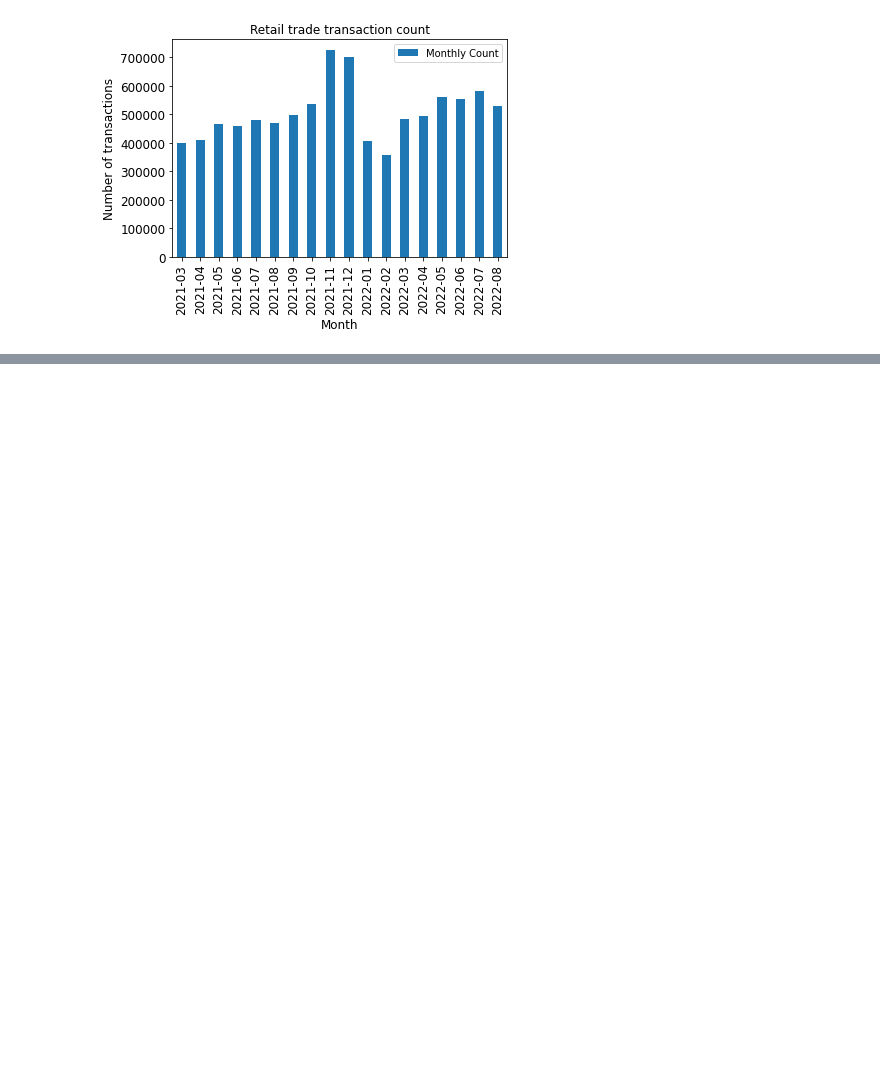
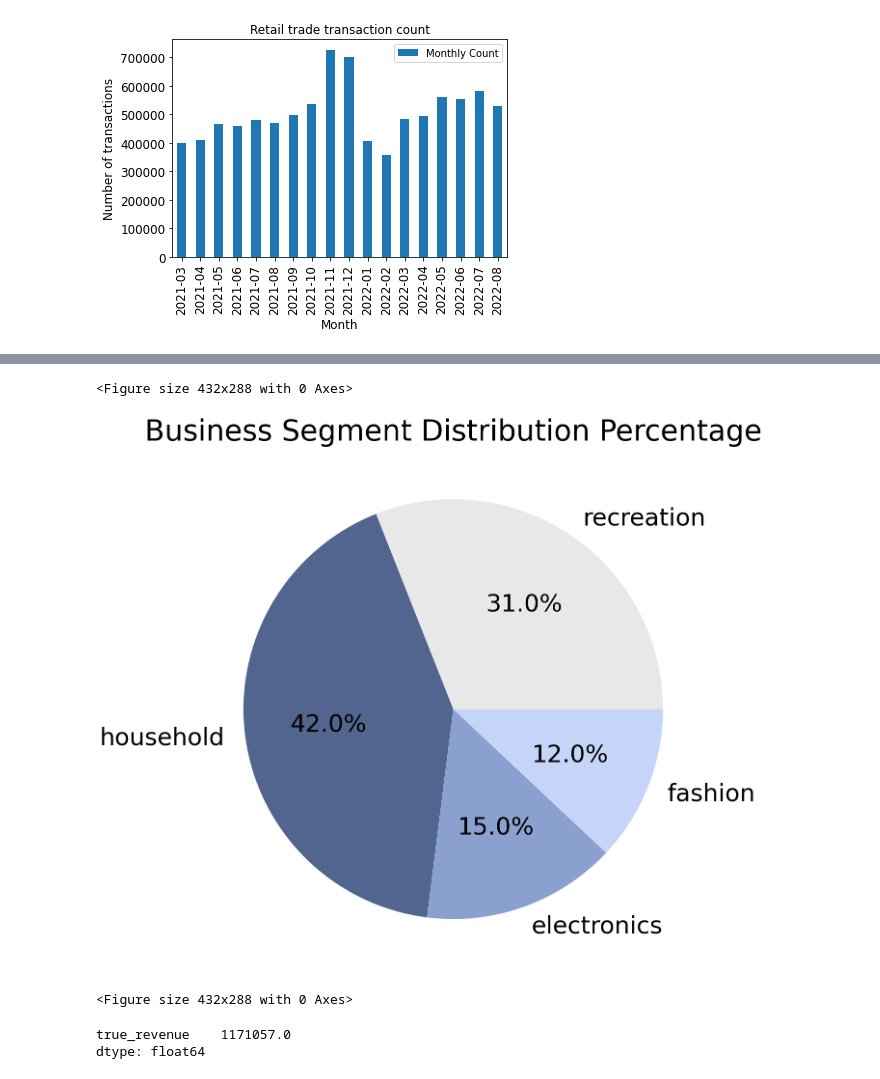
Before and after one commit to MAST30034-Applied-Data-Science/generic-buy-now-pay-later-project-group-45, a Jupyter notebook: notebooks/plots.ipynb, the cells around one changed output, grey strips where cells are left out. Drawn from its saved outputs; the diff is of its cells as text; code cells hidden in the pictures; blank space fills up the shorter version.

```diff
--- a/notebooks/plots.ipynb
+++ b/notebooks/plots.ipynb
@@ -223,0 +166,27 @@ plt.figure()
+# %%
+# Top 100 merchant pie graph comparing business segment distribution
+
+top100_segment_distribution = top100.select("business_segment").groupby("business_segment").count().toPandas()
+top100_segment_distribution = top100_segment_distribution.set_index("business_segment")
+ax = top100_segment_distribution.plot.pie(y='count', \
+                                        figsize=(20, 20), colors = colors, \
+                                                           legend=False, autopct='%1.1f%%', \
+                                                            shadow=False, fontsize = 50,  ylabel = "")
+
+ax.set_title("Business Segment Distribution Percentage", fontdict={'fontsize':60})
+
+plt.savefig("../plots/Business segment distribution.png")
+plt.figure()
+# %% [output]
+<Figure size 432x288 with 0 Axes>
+[figure, added]
+<Figure size 432x288 with 0 Axes>
+# %%
+# Merge all top 10 dataset together, compare revenue distribution
+top10_all_segment = top10fashion.union(top10electric)
+top10_all_segment = top10_all_segment.union(top10recreation)
+top10_all_segment = top10_all_segment.union(top10household)
+top10_all_segment.select(F.col("true_revenue")).toPandas().sum().round()
+# %% [output]
+true_revenue    1171057.0
+dtype: float64
```
Also changed, not shown: parts of 21 cells of this notebook.
